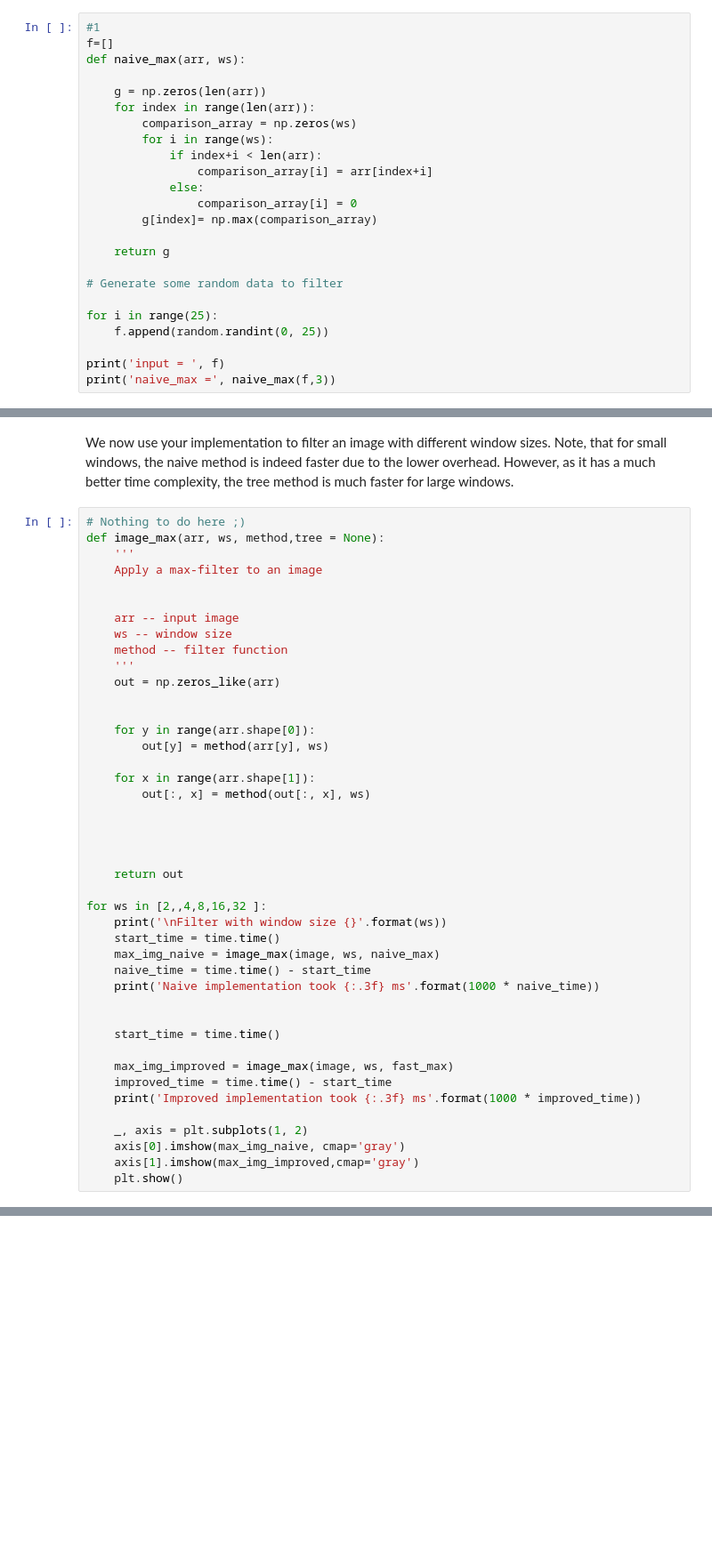
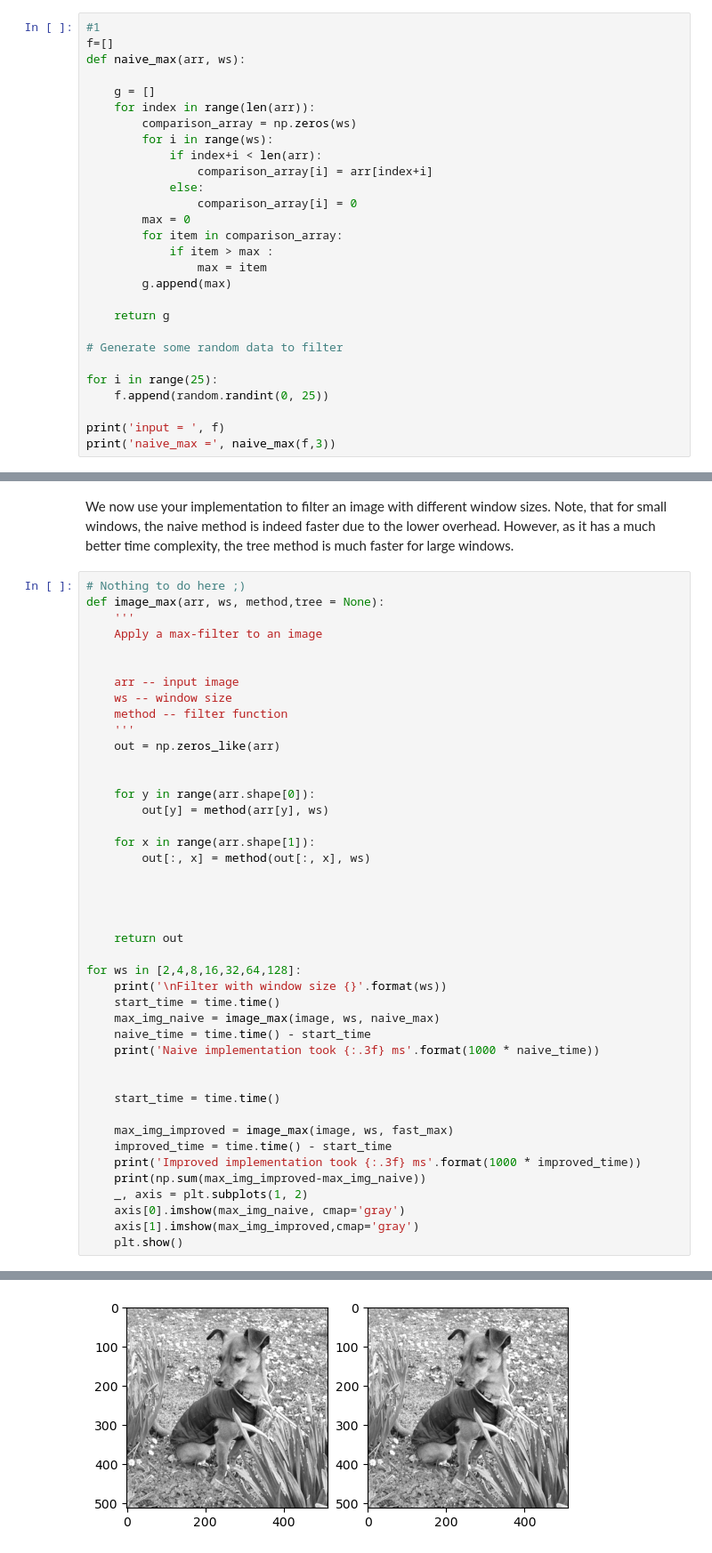
Before and after one commit to Almoatasembellahhggag/3dcv, a Jupyter notebook: 2.0-tl-image-filter (3).ipynb, the cells around one changed output, grey strips where cells are left out. Shown at 89% size. Cells and saved outputs as stored; diff of their text form; blank space fills up the shorter version.

```diff
--- a/2.0-tl-image-filter (3).ipynb
+++ b/2.0-tl-image-filter (3).ipynb
@@ -348,7 +369,7 @@ NameError: name 'K' is not defined
 f=[]
 def naive_max(arr, ws):
 
-    g = np.zeros(len(arr))
+    g = []
     for index in range(len(arr)):
         comparison_array = np.zeros(ws)
         for i in range(ws):
@@ -356,7 +377,11 @@ def naive_max(arr, ws):
                 comparison_array[i] = arr[index+i]
             else:
                 comparison_array[i] = 0
-        g[index]= np.max(comparison_array)
+        max = 0
+        for item in comparison_array:
+            if item > max :
+                max = item
+        g.append(max)
 
     return g
 
@@ -577,7 +565,7 @@ def image_max(arr, ws, method,tree = None):
 
     return out
 
-for ws in [2,,4,8,16,32 ]:
+for ws in [2,4,8,16,32,64,128]:
     print('\nFilter with window size {}'.format(ws))
     start_time = time.time()
     max_img_naive = image_max(image, ws, naive_max)
@@ -590,7 +578,7 @@ for ws in [2,,4,8,16,32 ]:
     max_img_improved = image_max(image, ws, fast_max)
     improved_time = time.time() - start_time
     print('Improved implementation took {:.3f} ms'.format(1000 * improved_time))
-
+    print(np.sum(max_img_improved-max_img_naive))
     _, axis = plt.subplots(1, 2)
     axis[0].imshow(max_img_naive, cmap='gray')
     axis[1].imshow(max_img_improved,cmap='gray')
@@ -599,0 +591 @@ SyntaxError: invalid syntax (719001369.py, line 25)
+[figure, added]
```
Also changed, not shown: parts of 6 cells of this notebook.
